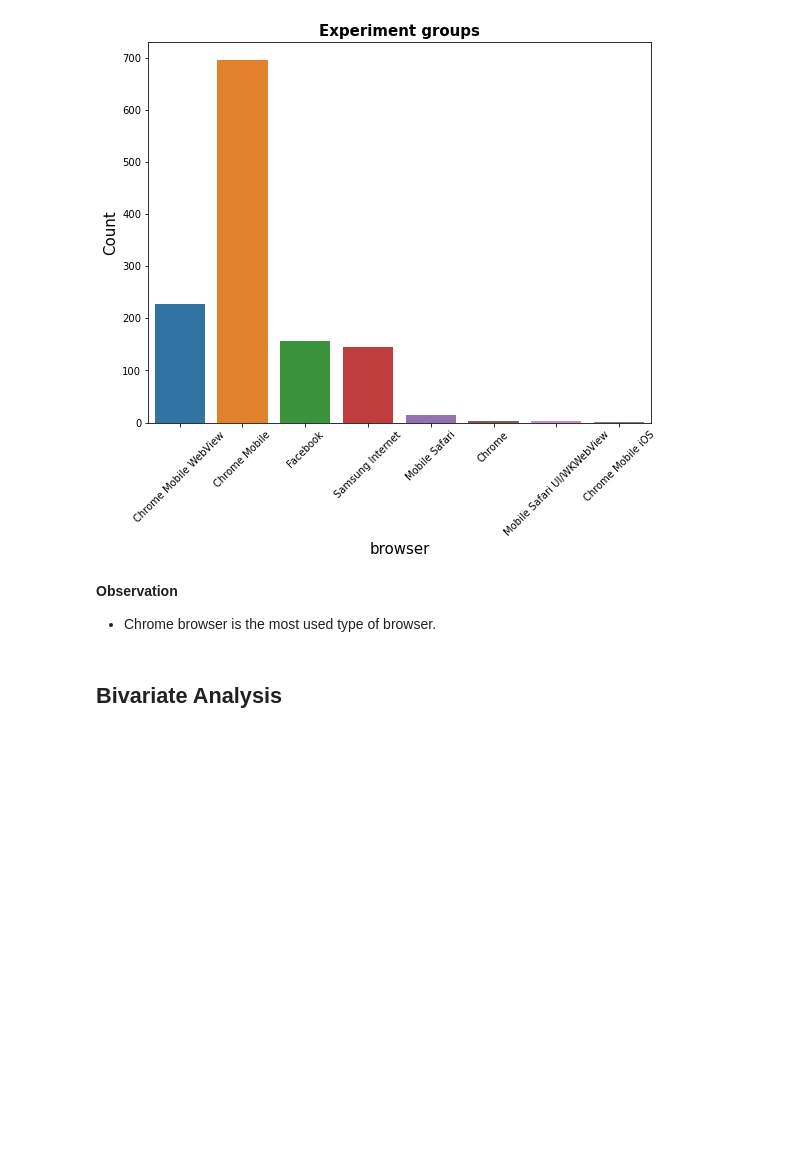
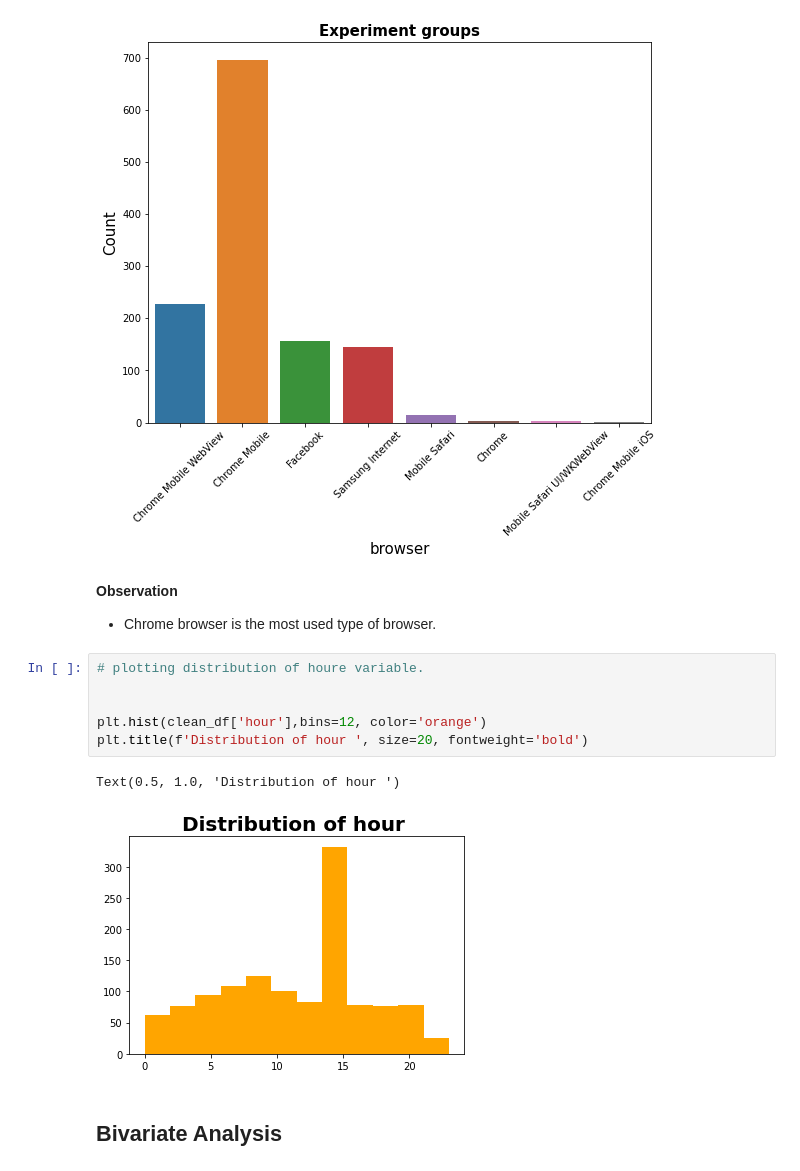
Before and after one commit to benbel376/SmartAd_service_analysis, a Jupyter notebook: notebooks/data_overview.ipynb, the cells around one changed output. Drawn from its saved outputs; the diff is of its cells as text; blank space fills up the shorter version.

```diff
--- a/notebooks/data_overview.ipynb
+++ b/notebooks/data_overview.ipynb
@@ -93,6 +94,15 @@ viz.plot_bar(clean_df,"browser", "None", "Experiment groups")
 # %% [markdown]
 **Observation**
 - Chrome browser is the most used type of browser.
+# %%
+# plotting distribution of houre variable.
+
+
+plt.hist(clean_df['hour'],bins=12, color='orange')
+plt.title(f'Distribution of hour ', size=20, fontweight='bold')
+# %% [output]
+Text(0.5, 1.0, 'Distribution of hour ')
+[figure, added]
 # %% [markdown]
 ## Bivariate Analysis
 # %%
```
Also changed, not shown: parts of 3 cells of this notebook, 5 other files.
